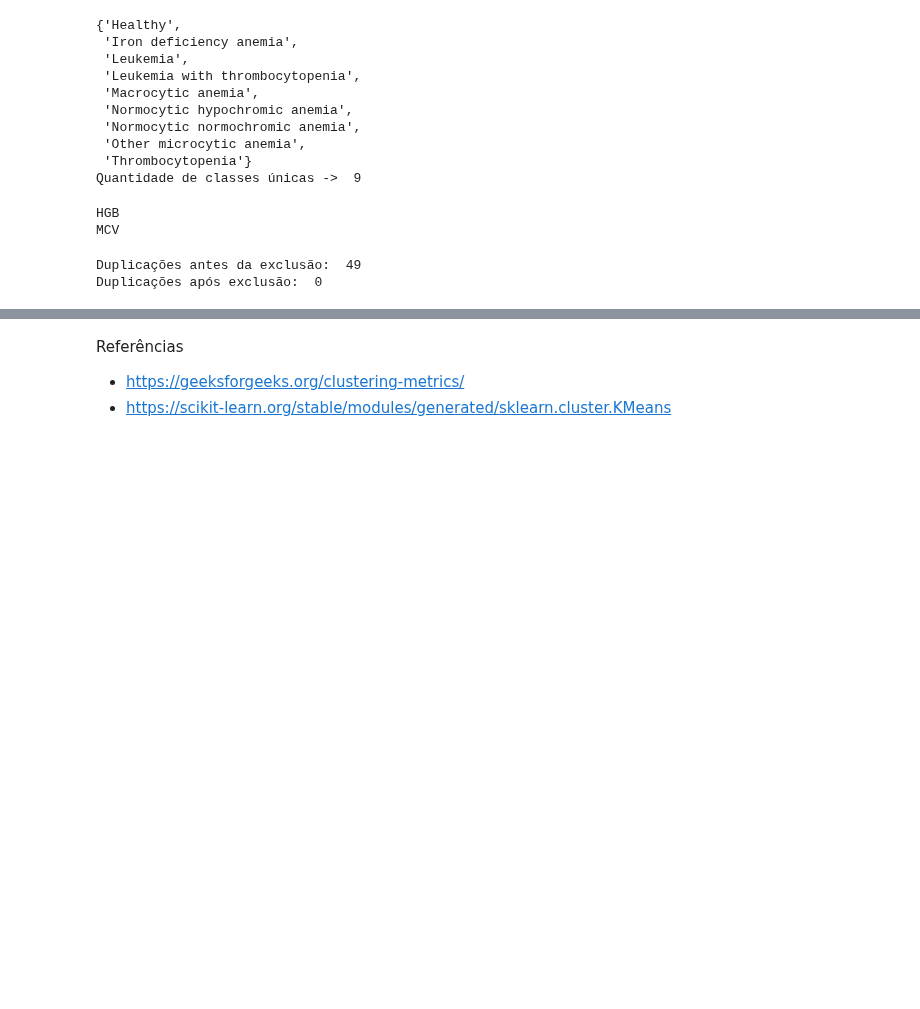
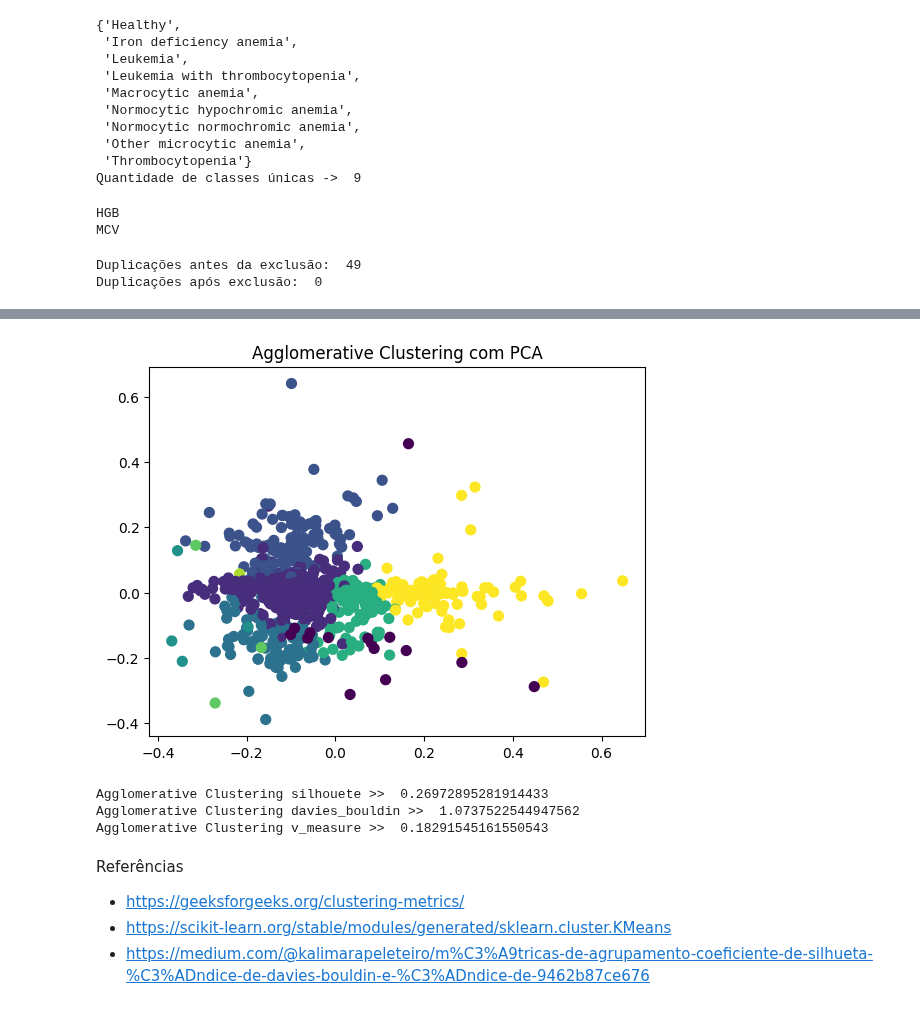
Before and after one commit to lucasousa/classifiers-learning, a Jupyter notebook: clustering.ipynb, the cells around one changed output, grey strips where cells are left out. Cells and saved outputs as stored; diff of their text form; code cells hidden in the pictures; blank space fills up the shorter version.

```diff
--- a/clustering.ipynb
+++ b/clustering.ipynb
@@ -123,4 +181,28 @@ v_measure >>  1.0
+# %%
+## Agglomerative Clustering
+agglomerative = AgglomerativeClustering(n_clusters=9)
+labels = agglomerative.fit_predict(dataset)
+
+pca = PCA(n_components=2)
+df_pca = pca.fit_transform(dataset)
+plt.scatter(df_pca[:, 0], df_pca[:, 1], c=labels, s=50, cmap='viridis')
+plt.title('Agglomerative Clustering com PCA')
+plt.show()
+
+coeficiente_silhueta = silhouette_score(dataset, labels)
+davies_bouldin = davies_bouldin_score(dataset, labels)
+v_measure = v_measure_score(target, labels)
+
+print("Agglomerative Clustering silhouete >> ", coeficiente_silhueta)
+print("Agglomerative Clustering davies_bouldin >> ", davies_bouldin)
+print("Agglomerative Clustering v_measure >> ", v_measure)
+# %% [output]
+[figure, added]
+Agglomerative Clustering silhouete >>  0.26972895281914433
+Agglomerative Clustering davies_bouldin >>  1.0737522544947562
+Agglomerative Clustering v_measure >>  0.18291545161550543
 # %% [markdown]
 Referências
 - https://geeksforgeeks.org/clustering-metrics/
 - https://scikit-learn.org/stable/modules/generated/sklearn.cluster.KMeans
+- https://medium.com/@kalimarapeleteiro/m%C3%A9tricas-de-agrupamento-coeficiente-de-silhueta-%C3%ADndice-de-davies-bouldin-e-%C3%ADndice-de-9462b87ce676
```
Also changed, not shown: parts of 13 cells of this notebook.
